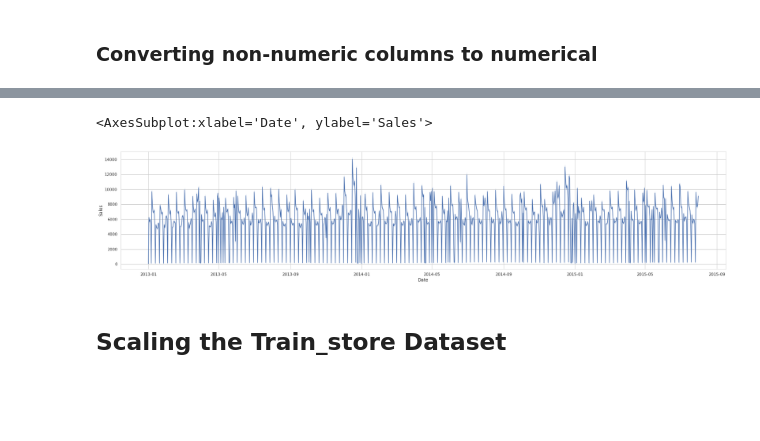
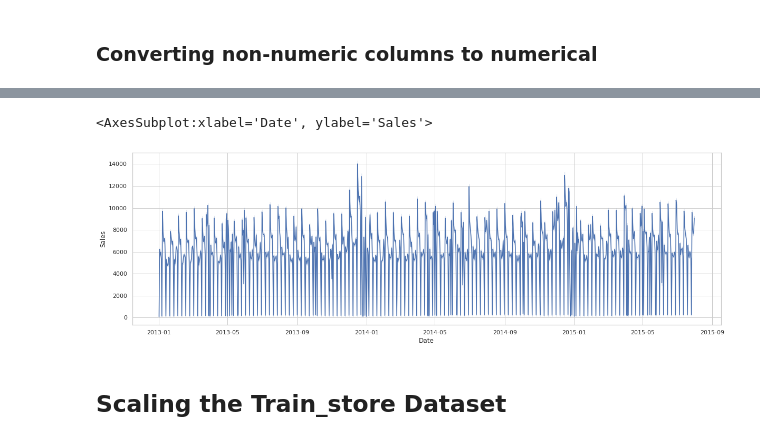
Before and after one commit to Caphace-Ethan/Pharmaceutical-Sales-Prediction, a Jupyter notebook: notebooks/Prediction_of_store_sales.ipynb, the cells around one changed output, grey strips where cells are left out. Drawn from its saved outputs; the diff is of its cells as text; code cells hidden in the pictures; blank space fills up the shorter version.

```diff
--- a/notebooks/Prediction_of_store_sales.ipynb
+++ b/notebooks/Prediction_of_store_sales.ipynb
@@ -565,11 +565,11 @@ train_store_data.sample(4)
 4 rows × 24 columns
 # %%
-plt.figure(figsize=(30,6))
+plt.figure(figsize=(20,6))
 sns.set(style="whitegrid")
 sns.lineplot(x='Date',y='Sales',data=train_store_data)
 # %% [output]
 <AxesSubplot:xlabel='Date', ylabel='Sales'>
-[figure, old version]
+[figure, new version]
 # %% [markdown]
 ## Scaling the Train_store Dataset
 # %%
```
Also changed, not shown: parts of 5 cells of this notebook, 17 other files.
